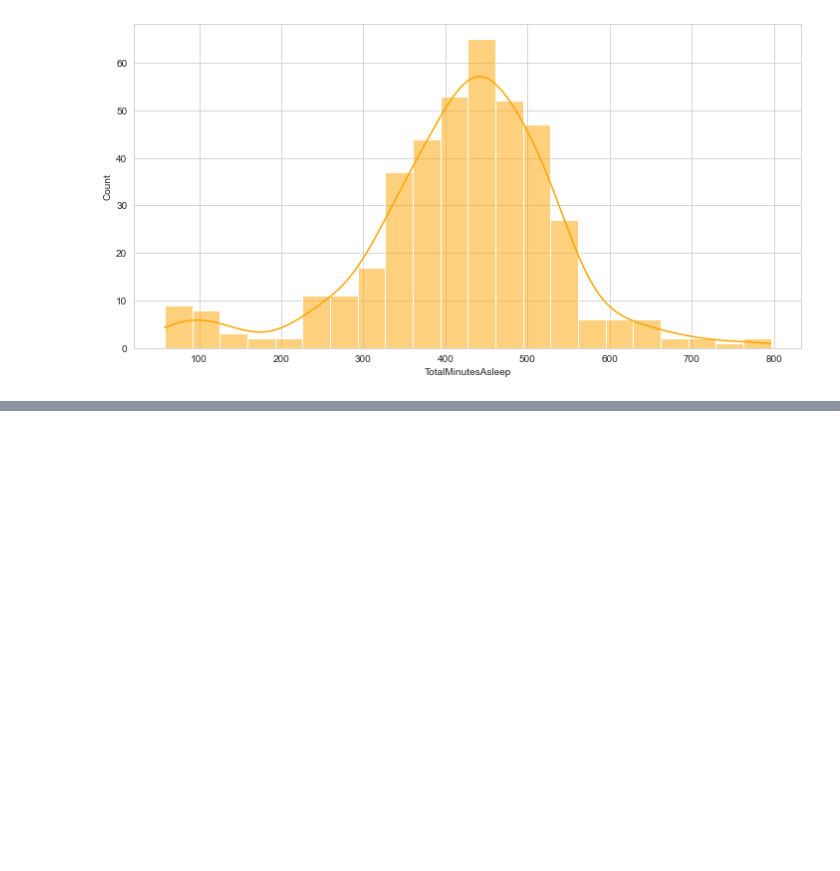
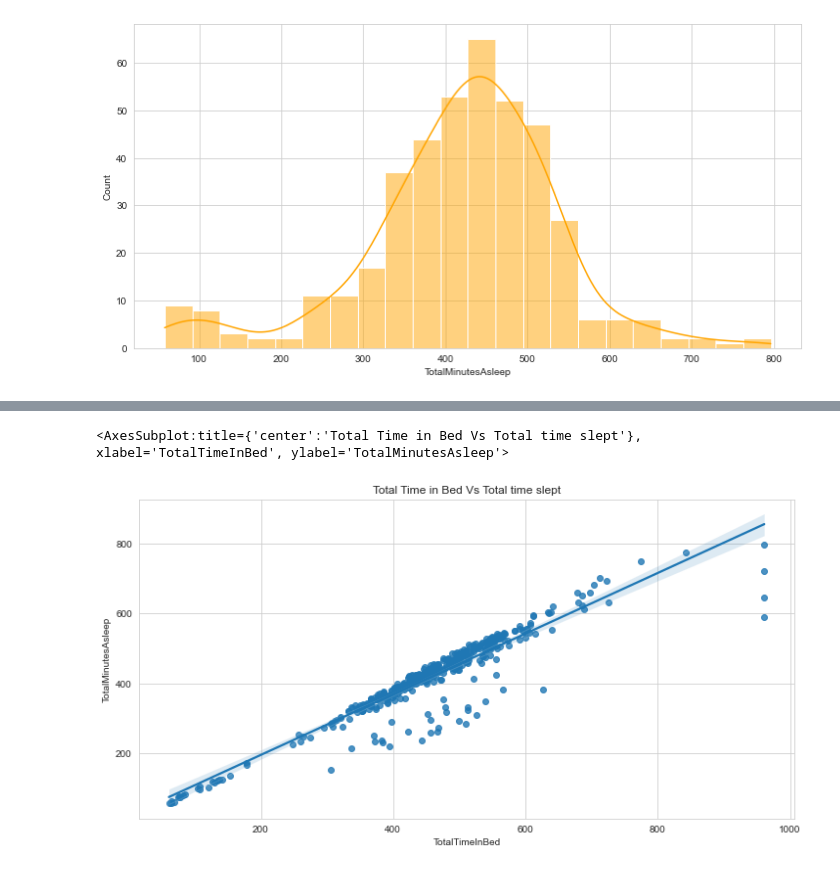
Before and after one commit to ashwinMa4/bellabeat-caseStudy, a Jupyter notebook: BellaBeat.ipynb, the cells around one changed output, grey strips where cells are left out. Drawn from its saved outputs; the diff is of its cells as text; code cells hidden in the pictures; blank space fills up the shorter version.

```diff
--- a/BellaBeat.ipynb
+++ b/BellaBeat.ipynb
@@ -144,0 +147,7 @@ sns.histplot(sleep, x= 'TotalMinutesAsleep', kde=True, color='orange' )
+# %%
+plt.figure(figsize=(12,6))
+plt.title(label='Total Time in Bed Vs Total time slept')
+sns.regplot(data=result, x='TotalTimeInBed', y='TotalMinutesAsleep')
+# %% [output]
+<AxesSubplot:title={'center':'Total Time in Bed Vs Total time slept'}, xlabel='TotalTimeInBed', ylabel='TotalMinutesAsleep'>
+[figure, added]
```
Also changed, not shown: parts of 18 cells of this notebook, 1 other file.
